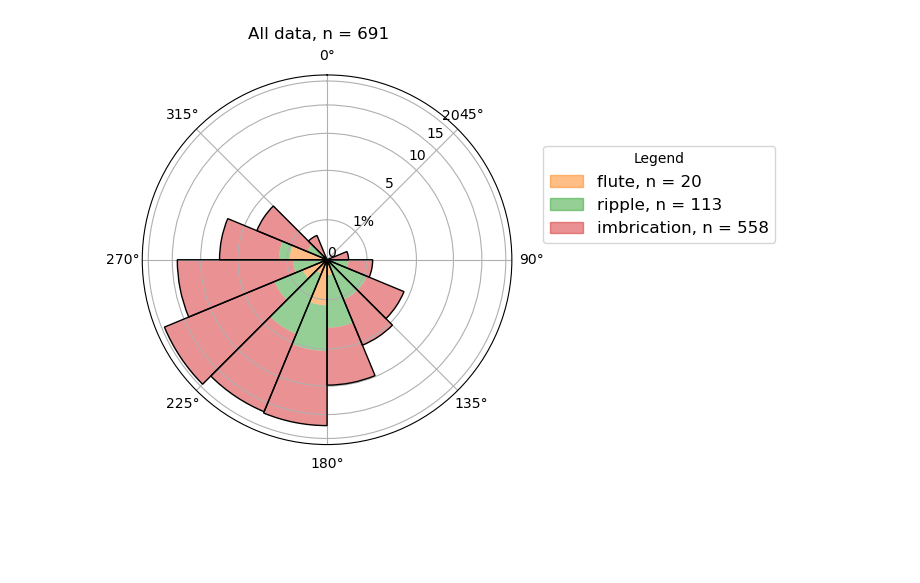
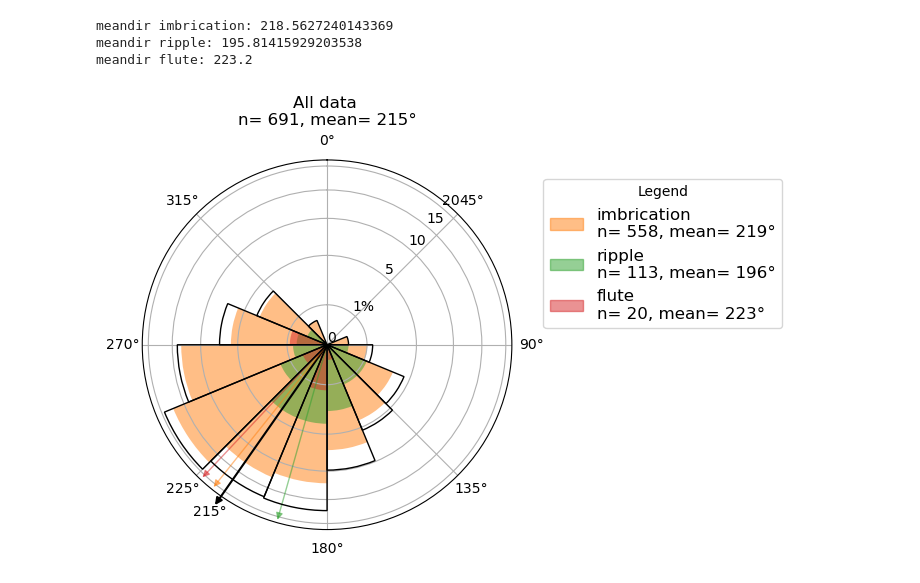
Before and after one commit to maxsed/SedRose, a Jupyter notebook: SedRose_EqualArea.ipynb, the cells around one changed output. Cells and saved outputs as stored; diff of their text form; code cells hidden in the pictures; blank space fills up the shorter version.

Commit message:
Update SedRose_EqualArea.ipynb
Added:
- Plotting of mean palaeocurrent directions for all data as well as subtypes.
- Added feature to customize diagram radius.

```diff
--- a/SedRose_EqualArea.ipynb
+++ b/SedRose_EqualArea.ipynb
@@ -22,7 +22,7 @@ df[col_dir] = df[col_dir].astype('int')
 # %%
 ### INPUT
 # print(df[col_type].unique()) #Toggle this to print the unique type names in your datasheet
-stacked = True #If set to True: indicator types will be stacked in the plot. If set to False: indicator types will start from origin as overlain plots
+stacked = False #If set to True: indicator types will be stacked in the plot. If set to False: indicator types will start from origin as overlain plots
 
 types = ['imbrication',
          'ripple',
@@ -32,6 +32,8 @@ filtr = ['imbr',
          'flute'] #Labels that represent the above categories in your datasheet. Should match in number and oreder of terms
 auto_sort = 'normal' #If set to 'normal': types will be sorted by counts, smallest to largest. If set to 'reverse': types will be sorted by counts, largest to smallest. Any other input will revert to the order of the input list above.
 
+custom_radius = False #If set to False: use auto scale for radius. Set to integer for custom radius in percentage
+
 bins = 16 #Set the number of bins
 # %%
 ### PROCESSING & PLOTTING
@@ -45,6 +47,7 @@ fig= plt.figure()
 
 ## Plot all data as base
 directions = df[col_dir].to_numpy()
+meandir = np.mean(directions)
 bin_classes = []
 binn = []
 counts_tot = []
@@ -67,23 +70,39 @@ r_unit = max(counts_perc)/math.sqrt(max(counts_perc))
 radii = []
 for x in counts_perc:
     radii.append(r_unit * math.sqrt(x))
+max_rad = max(radii)
 ### Define r or y axis tickmarks:
 r_ticks = [r_unit]
 r_tickslabels = ['1%']
 r_ticksinterval = 5 #Sets the spacing between radius ticks
-for x in range(0,int(max(counts_perc))+r_ticksinterval,r_ticksinterval):
+r_ticksmax = int(max(counts_perc))+r_ticksinterval if custom_radius == False else custom_radius
+for x in range(0,r_ticksmax,r_ticksinterval):
     r_ticks.append(r_unit*math.sqrt(x))
     r_tickslabels.append(x)
 theta = np.linspace(0.0, 2 * np.pi, bins, endpoint=False)+(np.pi/bins) #Last bracketed term sets of the bin starting point
 width = (2*np.pi)/bins #Calculates bin width depending on number of bins
 ax = plt.subplot(111, projection='polar')
+if custom_radius != False: ax.set_ylim(0,r_unit*math.sqrt(custom_radius))
 ax.bar(theta, radii, width=width, bottom=0.0, fill=False, edgecolor='black', linewidth=1, zorder=10) #Plots equal-area
 ax.set_theta_zero_location("N")  # theta=0 at the top
 ax.set_theta_direction(-1)  # theta increasing clockwise
 ax.set_yticks(r_ticks)
 ax.set_yticklabels(r_tickslabels)
+
+## Plot mean paleocurrent direction and arrow of all data
+ax.set_xticks(np.append(ax.get_xticks(), (meandir/360)*2*np.pi))
+plt.annotate(text='',
+             xy=(0,0),
+             xytext=((meandir/360)*2*np.pi, max(ax.get_ylim())+1.5),
+             xycoords='data',
+             arrowprops=dict(arrowstyle="<|-",
+                             connectionstyle="arc3", lw=1.5,
+                             color='black'
+                            )
+            )
+
 ax.set_rlabel_position(40)  # Move radial labels away from plotted line
-plt.suptitle('All data, n = ' + str(len(directions)))
+plt.title('All data \nn= ' + str(len(directions)) + ', mean= ' + str(round(meandir)) + u'\N{DEGREE SIGN}')
 
 ## Sort the type list from smallest to largest group for plotting
 if auto_sort == 'normal': types = df.groupby('type_gen').size().sort_values().index.tolist()
@@ -97,37 +116,50 @@ colors = []
 type_labels = []
 for z in types:
     directions = df[df['type_gen'].str.contains(z)][col_dir].to_numpy()
+    print('meandir '+z+': '+str(np.mean(directions)))
     binn = []
     counts = []
     counts_perc1 = []
     radii = []
     for x in range(bins):
         #Seperate the measurements into bins, using a ≤ x < b :
         binn.append(np.array([(directions[(directions >= (x)*bin_int) & (directions < (x+1)*bin_int)])]))
         #Count how many values in each bin, using a ≤ x < b :
         counts.append(np.count_nonzero((directions >= (x)*bin_int) & (directions < (x+1)*bin_int)))
     #Convert number of counts to percentage of total counts in each bin:
     for x in counts:
         counts_perc1.append(x/sum(counts_tot)*100)
     counts_perc = [x + y for x, y in zip(counts_perc, counts_perc1)] if stacked == True else counts_perc1 #Calculate radius extent for this class by summing counts with previous classes
     ### Plotting with equal area
     ### Ploting with dataset-dependent radius
     ### Calculate radii corresponding to each bin, using r_f% = r_1% * f%^0.5:
     for x in counts_perc:
         radii.append(r_unit * math.sqrt(x))
     radii_portion = [x - y for x, y in zip(radii, bottom)] if stacked == True else radii #Calculate the radius to add to the bottom value for each bin, in order to plot to the true radius
     theta = np.linspace(0.0, 2 * np.pi, bins, endpoint=False)+(np.pi/bins) #Last bracketed term sets of the bin starting point
     a = plt.bar(theta, radii_portion, width=width, bottom=bottom, alpha=0.5) #Plots equal-area
     colors.append(a[0].get_facecolor())
-    type_labels.append(z + ', n = ' + str(len(directions)))
+    type_labels.append(z + '\nn= ' + str(len(directions)) + ', mean= ' + str(round(np.mean(directions))) + u'\N{DEGREE SIGN}')
     bottom = radii if stacked == True else 0.0 #Set the starting point for the bars on top of previous class
+    plt.annotate(text='',
+                 xy=(0,0),
+                 xytext=(((np.mean(directions))/360)*2*np.pi, max(ax.get_ylim())),
+                 xycoords='data',
+                 arrowprops=dict(arrowstyle="<|-",
+                                 connectionstyle="arc3", lw=1,
+                                 color=a[0].get_facecolor()
+                                )
+            )
 
 ## Format legend
 cmap = dict(zip(types, colors))
 patches = [Patch(color=v, label=k) for k,v in cmap.items()]
 plt.legend(title='Legend', labels=type_labels, handles=patches, bbox_to_anchor=(1.04, 0.5), loc='lower left', borderaxespad=1, fontsize=12, frameon=True)
 
 plt.show()
 # fig.savefig('Baja_combined_paleocurrents_stacked.svg')
 # %% [output]
+meandir imbrication: 218.5627240143369
+meandir ripple: 195.81415929203538
+meandir flute: 223.2
-[figure, old version]
+[figure, new version]
```
